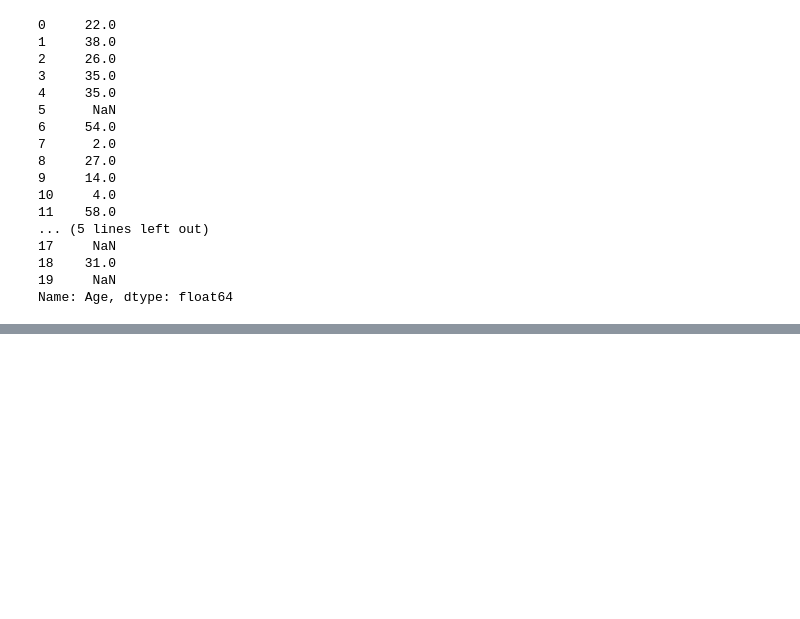
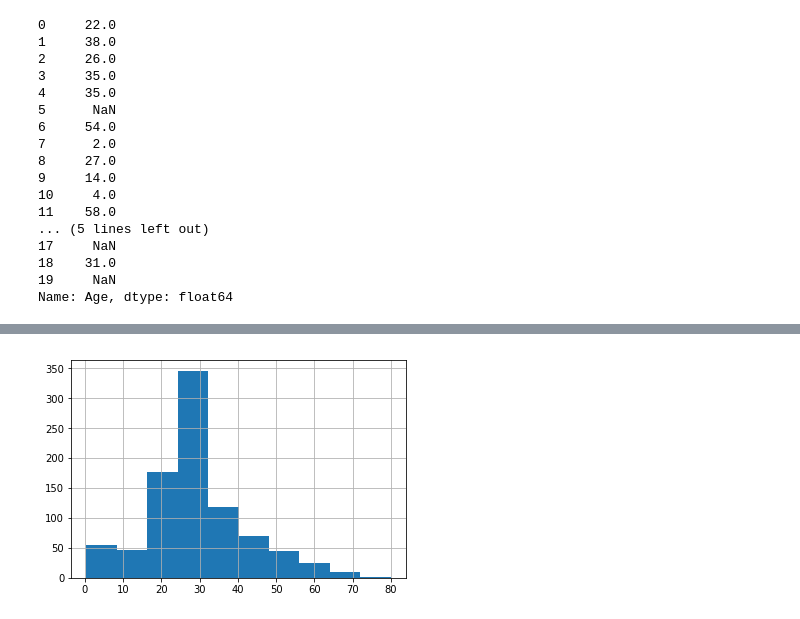
Before and after one commit to salexln/introduction_to_pandas, a Jupyter notebook: src/inproduction_to_pandas.ipynb, the cells around one changed output, grey strips where cells are left out. Drawn from its saved outputs; the diff is of its cells as text; code cells hidden in the pictures; blank space fills up the shorter version.

```diff
--- a/src/inproduction_to_pandas.ipynb
+++ b/src/inproduction_to_pandas.ipynb
@@ -211,7 +236,9 @@ df.head(20)
 # %%
 # lets check the age histogram again:
-#df['AllAge'].hist()
-#P.show()
+df['AllAge'].hist()
+P.show()
+# %% [output]
+[figure, added]
 # %%
 # lets do some thing better: instead of filling the both males and females with the same mean value, we will fill males
 # with males mean and females with females mean
```
Also changed, not shown: parts of 18 cells of this notebook.
